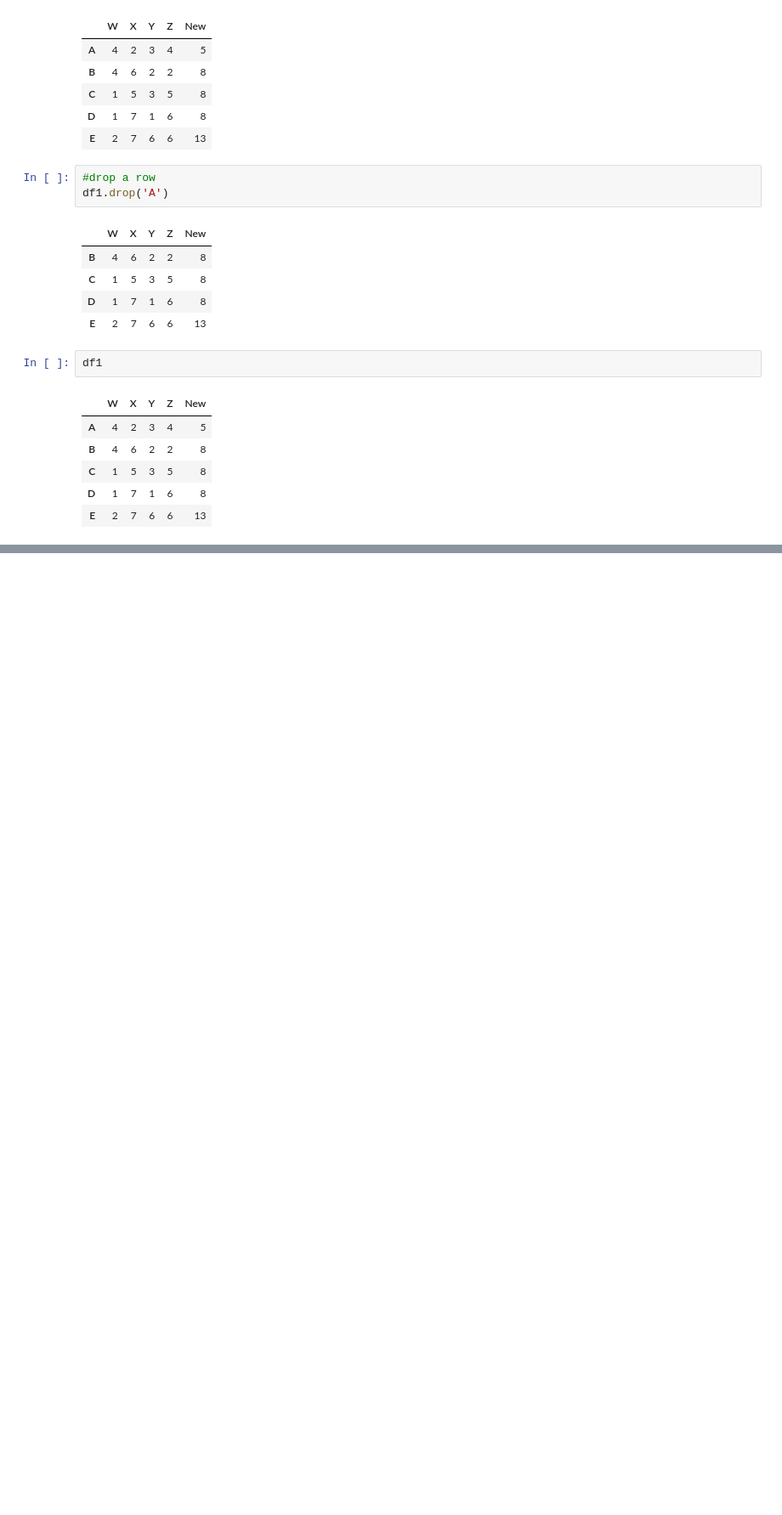
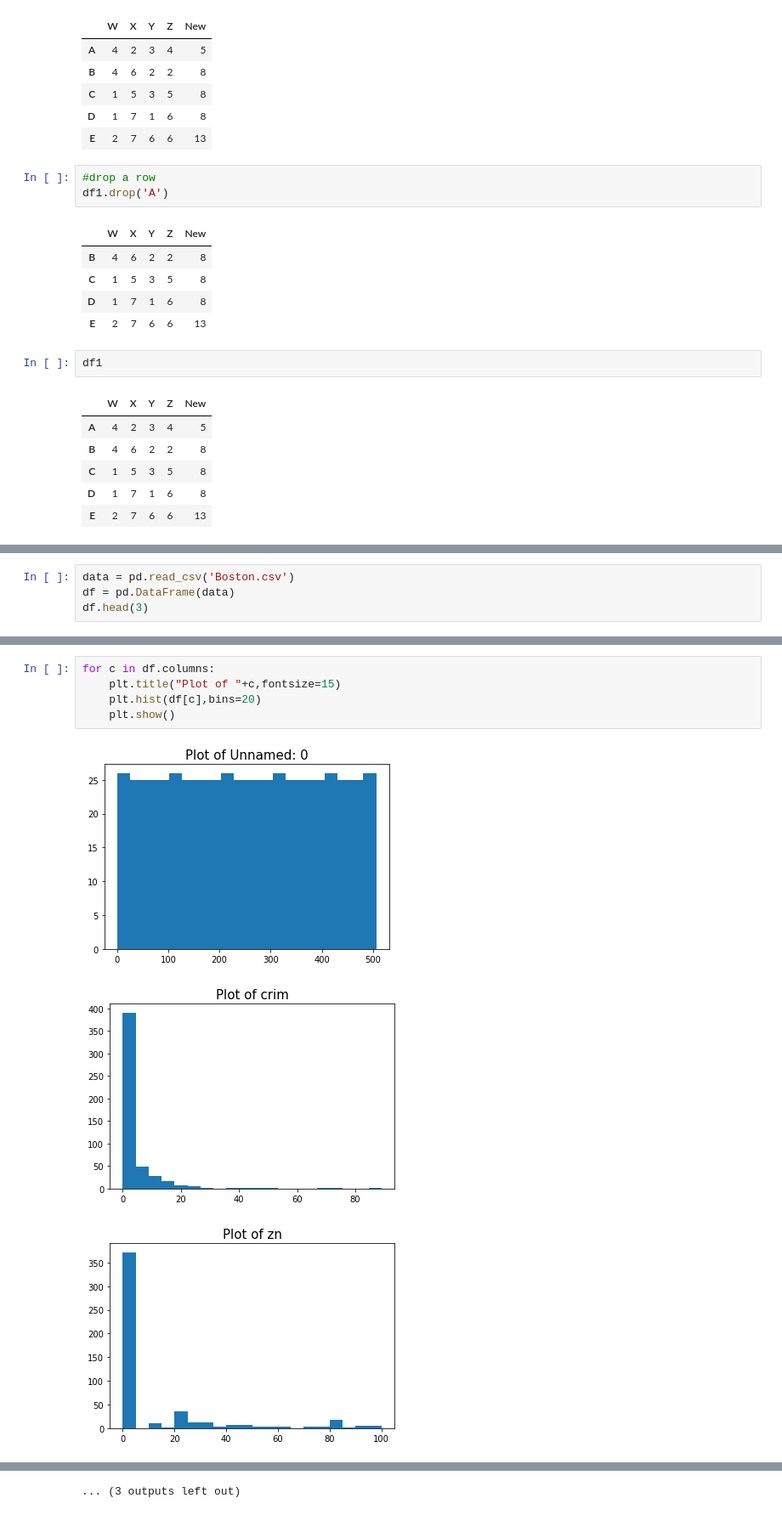
Before and after one commit to heenashree/DataAnalytics, a Jupyter notebook: pandas and numpy/Dataframe and Series.ipynb, the cells around one changed output, grey strips where cells are left out. Shown: that part at 85% size. Drawn from its saved outputs; the diff is of its cells as text; blank space fills up the shorter version.

```diff
--- a/pandas and numpy/Dataframe and Series.ipynb
+++ b/pandas and numpy/Dataframe and Series.ipynb
@@ -228,0 +287,4 @@ KeyError: "['A'] not found in axis"
+# %%
+data = pd.read_csv('Boston.csv')
+df = pd.DataFrame(data)
+df.head(3)
@@ -228,0 +317,9 @@ KeyError: "['A'] not found in axis"
+# %%
+for c in df.columns:
+    plt.title("Plot of "+c,fontsize=15)
+    plt.hist(df[c],bins=20)
+    plt.show()
+# %% [output]
+[figure, added]
+[figure, added]
+[figure, added]
@@ -228,0 +335 @@ KeyError: "['A'] not found in axis"
+... (3 outputs left out)
```
Also changed, not shown: parts of 10 cells of this notebook.
